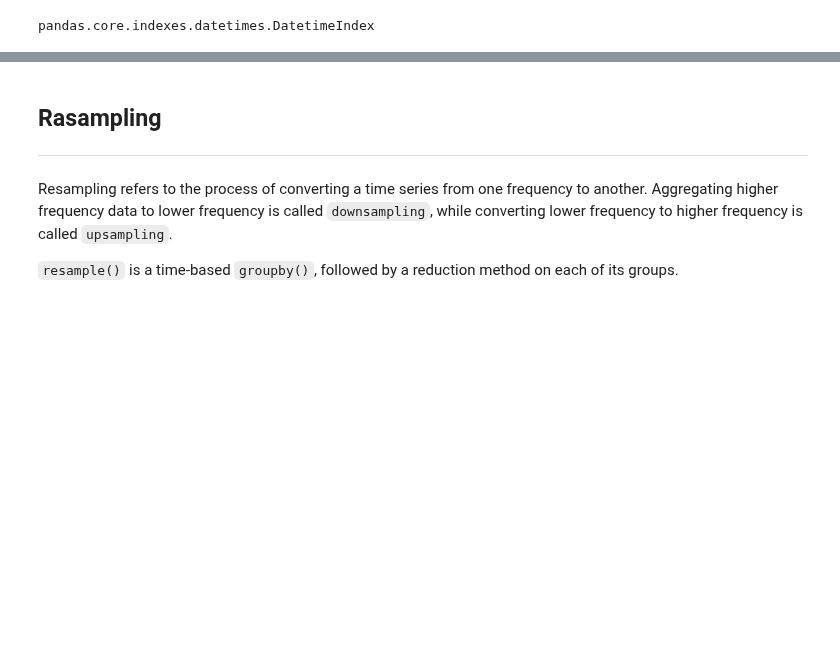
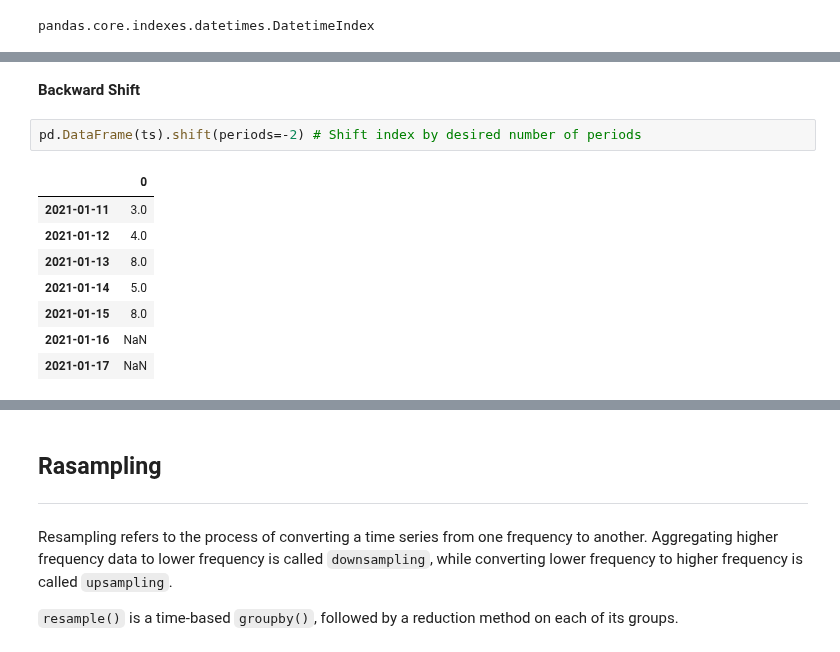
Before and after one commit to Okroshiashvili/Data_Analysis_Python, a Jupyter notebook: Lecture 8/Time_Series.ipynb, the cells around one changed output, grey strips where cells are left out. Cells and saved outputs as stored; diff of their text form; blank space fills up the shorter version.

```diff
--- a/Lecture 8/Time_Series.ipynb
+++ b/Lecture 8/Time_Series.ipynb
@@ -826,0 +883,13 @@ Shifting (Leading and Lagging) data refers to moving data backward and forward t
+# %% [markdown]
+**Backward Shift**
+# %%
+pd.DataFrame(ts).shift(periods=-2) # Shift index by desired number of periods
+# %% [output]
+|  | 0 |
+| 2021-01-11 | 3.0 |
+| 2021-01-12 | 4.0 |
+| 2021-01-13 | 8.0 |
+| 2021-01-14 | 5.0 |
+| 2021-01-15 | 8.0 |
+| 2021-01-16 | NaN |
+| 2021-01-17 | NaN |
```
Also changed, not shown: parts of 9 cells of this notebook.
